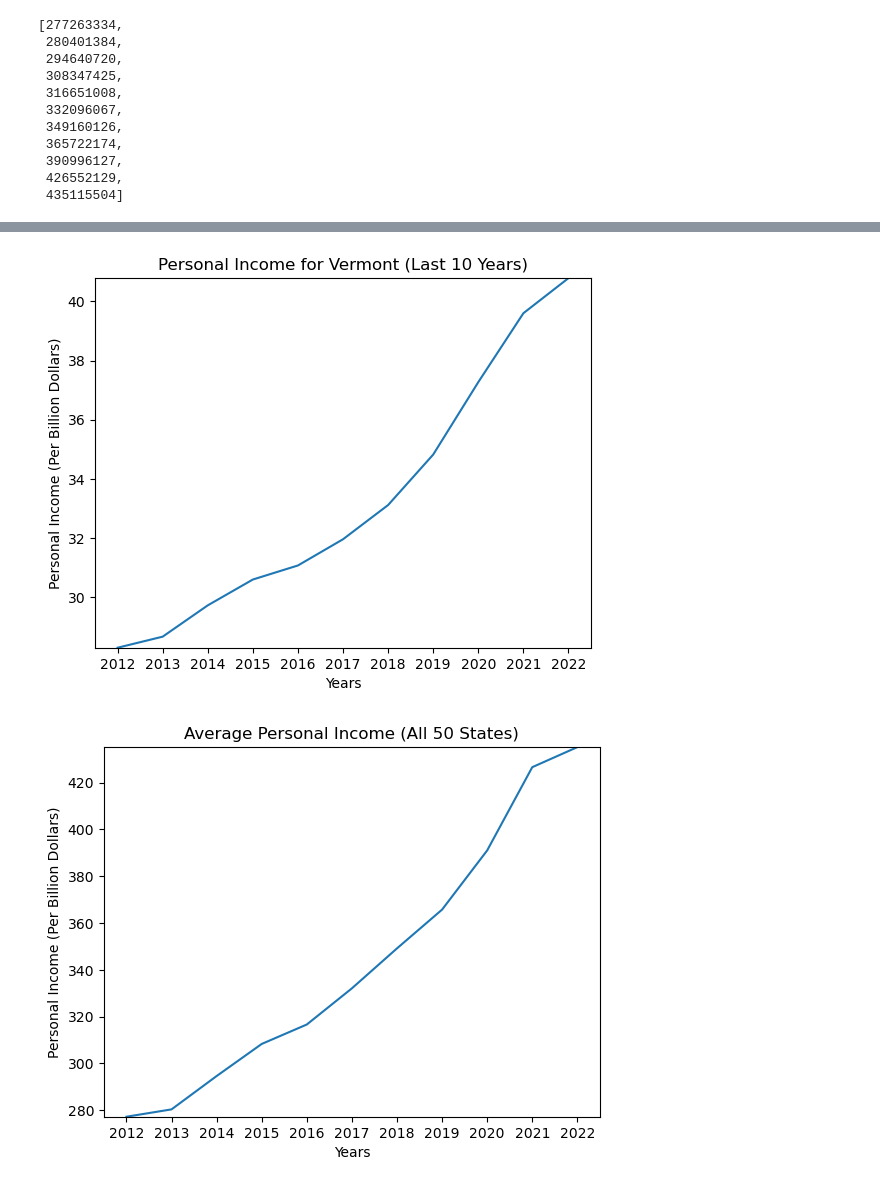
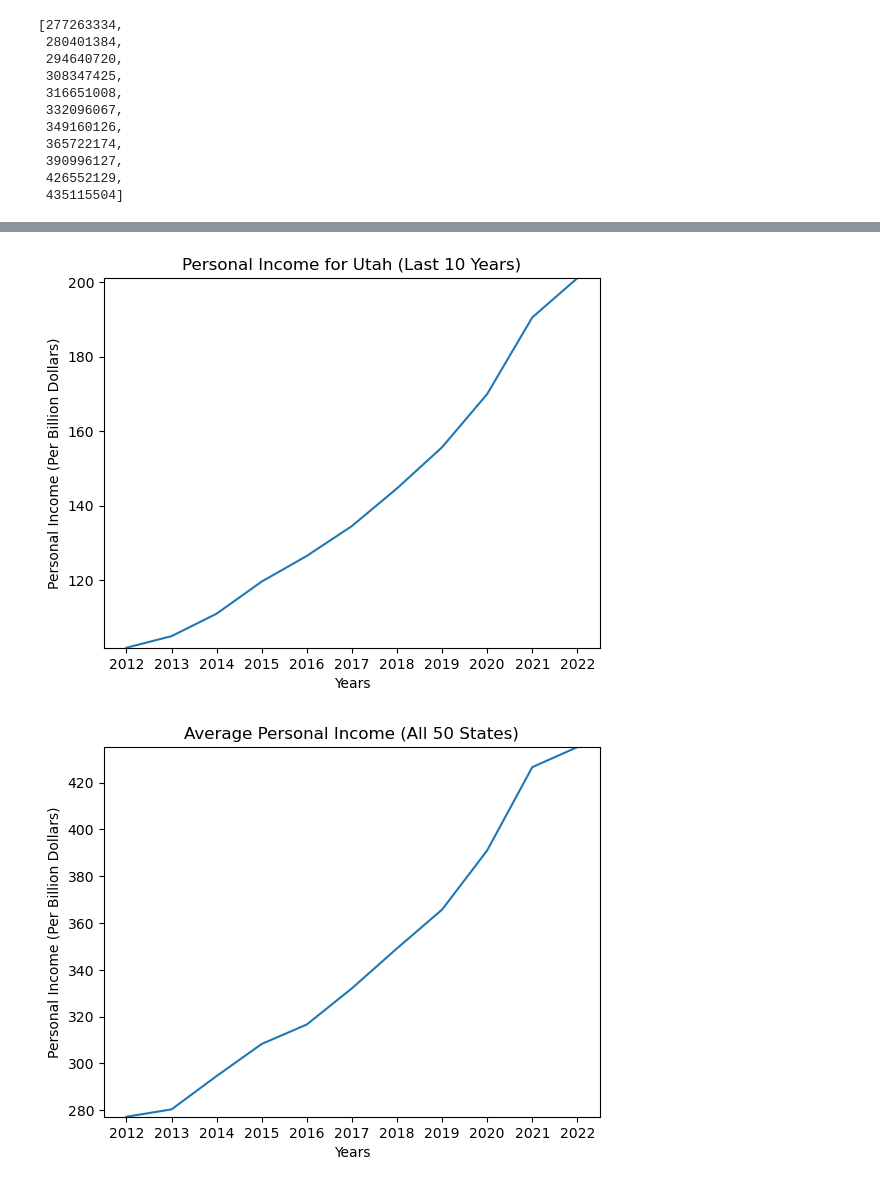
Before and after one commit to Tylerwilliams3644/Bootcamp-Project-1, a Jupyter notebook: Working Code/Income by State/income_by_state.ipynb, the cells around one changed output, grey strips where cells are left out. Saved outputs shown, nothing was run; the diff lists cells and outputs as text; code cells hidden in the pictures.

```diff
--- a/Working Code/Income by State/income_by_state.ipynb
+++ b/Working Code/Income by State/income_by_state.ipynb
@@ -147,23 +147,23 @@ income_by_state.sort_values(by= '2022', ascending = False)
 # %%
 #Need to run to set the index to the location column(Only need to run of first run)
 #income_by_state = income_by_state.set_index("Location")
 
-state = "Vermont"
+state = "Utah"
 desired_years = "2012", "2013", "2014", "2015", "2016", "2017", "2018", "2019", "2020", "2021", "2022"
 state_x_axis = desired_years
 state_y_axis = income_by_state.loc[state,["2012", "2013", "2014", "2015", "2016", "2017", "2018", "2019", "2020", "2021", "2022"]]
 state_y_axis_per_billion = state_y_axis/1000000
 
 
 plt.plot(state_x_axis, state_y_axis_per_billion)
 plt.xlabel("Years")
 plt.ylabel("Personal Income (Per Billion Dollars)")
 plt.title(f"Personal Income for {state} (Last 10 Years)")
 plt.ylim(min(state_y_axis_per_billion), max(state_y_axis_per_billion))
 plt.ticklabel_format(style="plain", axis="y")
 plt.show()
 # %% [output]
-[figure, old version]
+[figure, new version]
 # %%
 location = "Average"
 desired_years = "2012", "2013", "2014", "2015", "2016", "2017", "2018", "2019", "2020", "2021", "2022"
```
Also changed, not shown: parts of 1 cell of this notebook, 1 other file.
